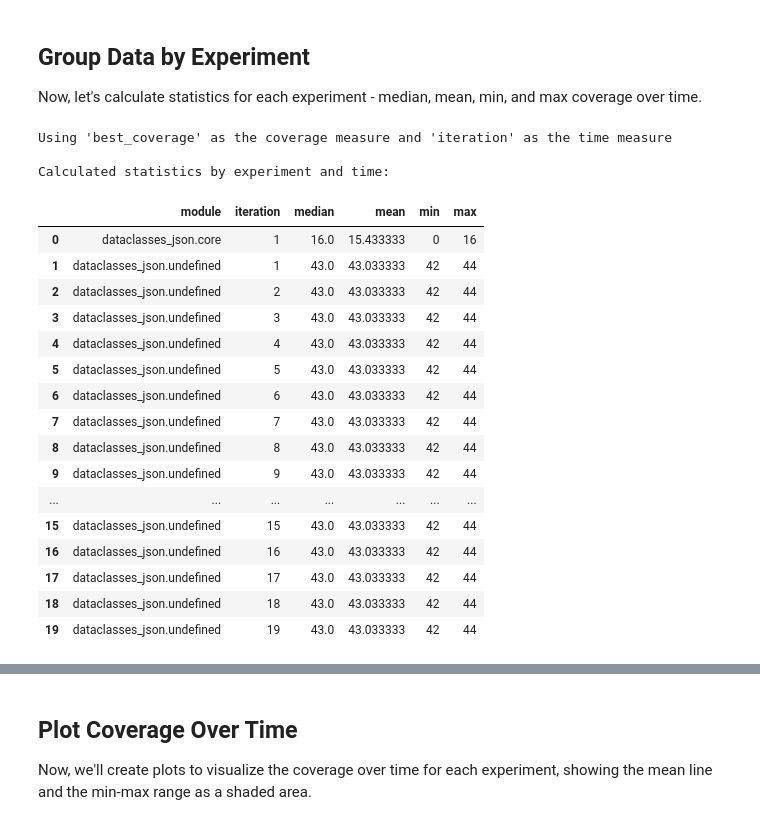
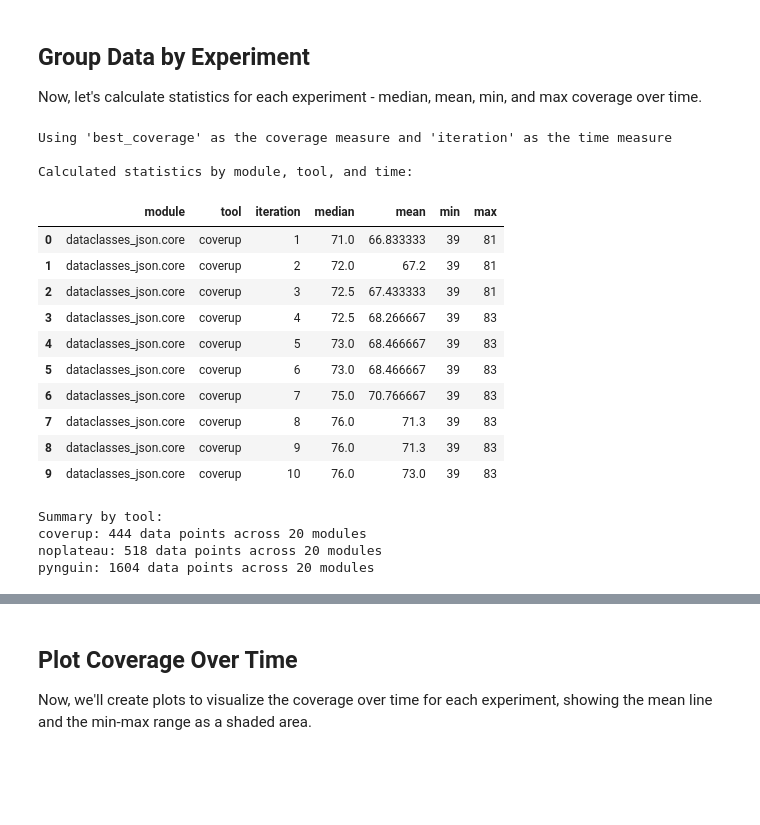
Before and after one commit to oskarkraak/noplateau, a Jupyter notebook: coverage_analysis.ipynb, the cells around one changed output, grey strips where cells are left out. Drawn from its saved outputs; the diff is of its cells as text; code cells hidden in the pictures; blank space fills up the shorter version.

```diff
--- a/coverage_analysis.ipynb
+++ b/coverage_analysis.ipynb
@@ -174,21 +240,21 @@ Combined data shape: (45567, 9)
 # %%
-# For each module, extend runs that ended early with a flat line to the module's max iteration
+# For each module-tool combination, extend runs that ended early with a flat line to the module's max iteration
 
-# 1. Find the highest iteration number for each module
-module_max_iter = combined_df.groupby('module')['iteration'].max().to_dict()
+# 1. Find the highest iteration number for each module-tool combination
+module_tool_max_iter = combined_df.groupby(['module', 'tool'])['iteration'].max().to_dict()
 
 # 2. Prepare a list to collect new rows
 rows_to_add = []
 
-# 3. For each run (module_run_num) in each module, check if it ended early
-for (module, module_run_num), group in combined_df.groupby(['module', 'module_run_num']):
+# 3. For each run (module_run_num) in each module-tool combination, check if it ended early
+for (module, tool, module_run_num), group in combined_df.groupby(['module', 'tool', 'module_run_num']):
     run_max_iter = group['iteration'].max()
-    module_iter = module_max_iter[module]
-    if run_max_iter < module_iter:
+    module_tool_iter = module_tool_max_iter[(module, tool)]
+    if run_max_iter < module_tool_iter:
         # Get the row with the highest iteration for this run
         last_row = group[group['iteration'] == run_max_iter].iloc[-1].copy()
         # For all missing iterations, clone and modify as requested
-        for missing_iter in range(run_max_iter + 1, module_iter + 1):
+        for missing_iter in range(run_max_iter + 1, module_tool_iter + 1):
             new_row = last_row.copy()
             new_row['iteration'] = missing_iter
             rows_to_add.append(new_row)
@@ -203,38 +269,46 @@ Now, let's calculate statistics for each experiment - median, mean, min, and max
 # %%
 # First, let's ensure we have the right columns for our analysis
 if 'combined_df' in locals():
 
     coverage_column = 'best_coverage'
     time_column = 'iteration'
 
     print(f"\nUsing '{coverage_column}' as the coverage measure and '{time_column}' as the time measure")
 
-    # Group by module and time, then calculate statistics
-    grouped = combined_df.groupby(['module', time_column])[coverage_column].agg(['median','mean', 'min', 'max']).reset_index()
+    # Group by module, tool, and time, then calculate statistics
+    grouped = combined_df.groupby(['module', 'tool', time_column])[coverage_column].agg(['median','mean', 'min', 'max']).reset_index()
 
-    print("\nCalculated statistics by experiment and time:")
-    display(grouped.head(20))
+    print("\nCalculated statistics by module, tool, and time:")
+    display(grouped.head(10))
+
+    # Show summary by tool
+    print("\nSummary by tool:")
+    for tool in grouped['tool'].unique():
+        tool_data = grouped[grouped['tool'] == tool]
+        print(f"{tool}: {len(tool_data)} data points across {tool_data['module'].nunique()} modules")
 else:
     print("No combined dataframe available for analysis")
+
+
+modules = sorted(grouped['module'].unique())
+tools = sorted(grouped['tool'].unique())
 # %% [output]
 Using 'best_coverage' as the coverage measure and 'iteration' as the time measure
 
-Calculated statistics by experiment and time:
+Calculated statistics by module, tool, and time:
-|  | module | iteration | median | mean | min | max |
-| 0 | dataclasses_json.core | 1 | 16.0 | 15.433333 | 0 | 16 |
-| 1 | dataclasses_json.undefined | 1 | 43.0 | 43.033333 | 42 | 44 |
-| 2 | dataclasses_json.undefined | 2 | 43.0 | 43.033333 | 42 | 44 |
-| 3 | dataclasses_json.undefined | 3 | 43.0 | 43.033333 | 42 | 44 |
-| 4 | dataclasses_json.undefined | 4 | 43.0 | 43.033333 | 42 | 44 |
-| 5 | dataclasses_json.undefined | 5 | 43.0 | 43.033333 | 42 | 44 |
-| 6 | dataclasses_json.undefined | 6 | 43.0 | 43.033333 | 42 | 44 |
-| 7 | dataclasses_json.undefined | 7 | 43.0 | 43.033333 | 42 | 44 |
-| 8 | dataclasses_json.undefined | 8 | 43.0 | 43.033333 | 42 | 44 |
-| 9 | dataclasses_json.undefined | 9 | 43.0 | 43.033333 | 42 | 44 |
-| ... | ... | ... | ... | ... | ... | ... |
-| 15 | dataclasses_json.undefined | 15 | 43.0 | 43.033333 | 42 | 44 |
-| 16 | dataclasses_json.undefined | 16 | 43.0 | 43.033333 | 42 | 44 |
-| 17 | dataclasses_json.undefined | 17 | 43.0 | 43.033333 | 42 | 44 |
-| 18 | dataclasses_json.undefined | 18 | 43.0 | 43.033333 | 42 | 44 |
-| 19 | dataclasses_json.undefined | 19 | 43.0 | 43.033333 | 42 | 44 |
+|  | module | tool | iteration | median | mean | min | max |
+| 0 | dataclasses_json.core | coverup | 1 | 71.0 | 66.833333 | 39 | 81 |
+| 1 | dataclasses_json.core | coverup | 2 | 72.0 | 67.2 | 39 | 81 |
+| 2 | dataclasses_json.core | coverup | 3 | 72.5 | 67.433333 | 39 | 81 |
+| 3 | dataclasses_json.core | coverup | 4 | 72.5 | 68.266667 | 39 | 83 |
+| 4 | dataclasses_json.core | coverup | 5 | 73.0 | 68.466667 | 39 | 83 |
+| 5 | dataclasses_json.core | coverup | 6 | 73.0 | 68.466667 | 39 | 83 |
+| 6 | dataclasses_json.core | coverup | 7 | 75.0 | 70.766667 | 39 | 83 |
+| 7 | dataclasses_json.core | coverup | 8 | 76.0 | 71.3 | 39 | 83 |
+| 8 | dataclasses_json.core | coverup | 9 | 76.0 | 71.3 | 39 | 83 |
+| 9 | dataclasses_json.core | coverup | 10 | 76.0 | 73.0 | 39 | 83 |
+Summary by tool:
+coverup: 444 data points across 20 modules
+noplateau: 518 data points across 20 modules
+pynguin: 1604 data points across 20 modules
 # %%
```
Also changed, not shown: parts of 15 cells of this notebook, 1 other file.
